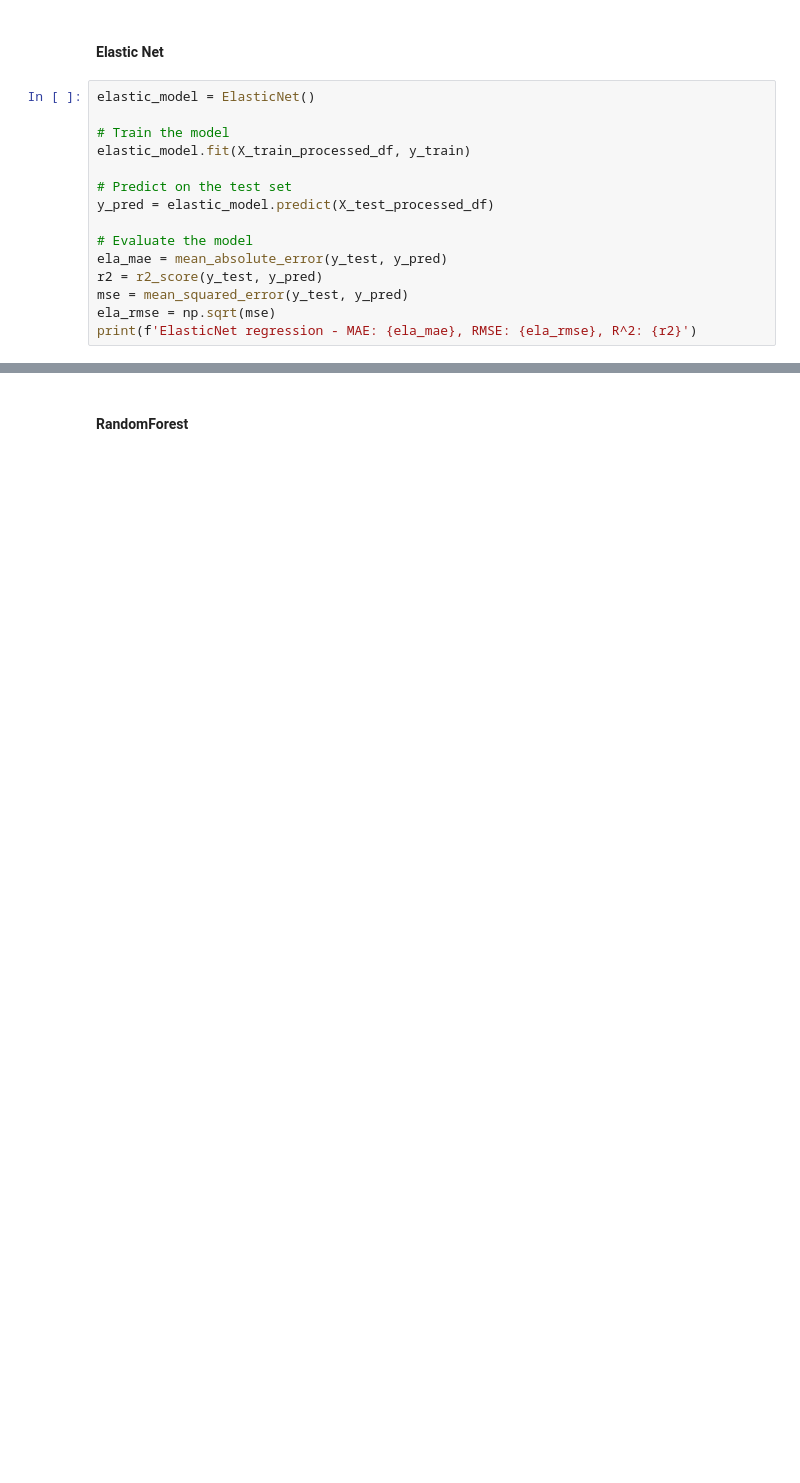
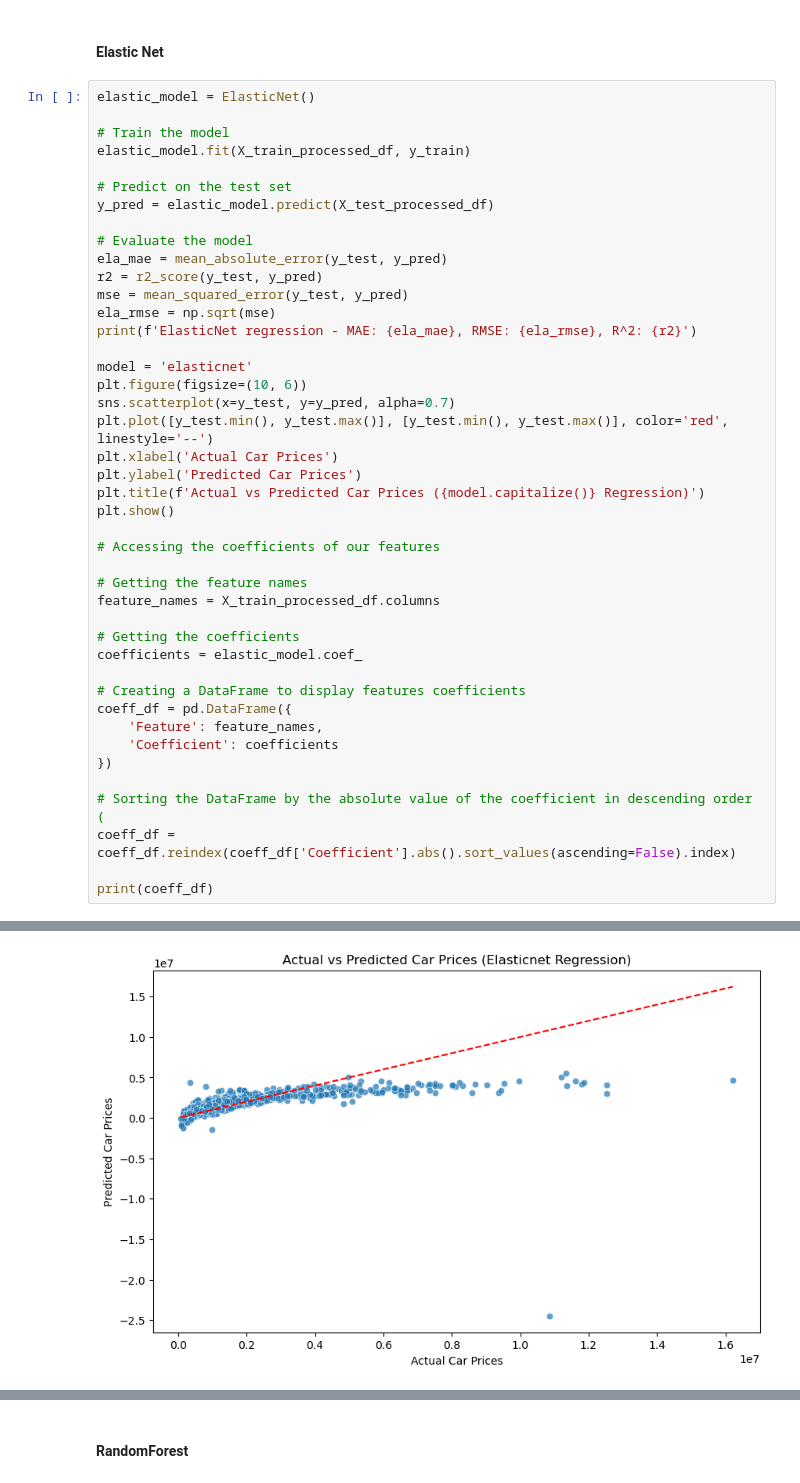
Before and after one commit to jakkkc/car_price, a Jupyter notebook: indexb- update.ipynb, the cells around one changed output, grey strips where cells are left out. Cells and saved outputs as stored; diff of their text form; blank space fills up the shorter version.

```diff
--- a/indexb- update.ipynb
+++ b/indexb- update.ipynb
@@ -868,17 +1008,46 @@ Lasso regression - MAE: 549235.3464514097, RMSE: 1134193.0628821603, R^2: 0.6251
 # %%
 elastic_model = ElasticNet()
 
 # Train the model
 elastic_model.fit(X_train_processed_df, y_train)
 
 # Predict on the test set
 y_pred = elastic_model.predict(X_test_processed_df)
 
 # Evaluate the model
 ela_mae = mean_absolute_error(y_test, y_pred)
 r2 = r2_score(y_test, y_pred)
 mse = mean_squared_error(y_test, y_pred)
 ela_rmse = np.sqrt(mse)
 print(f'ElasticNet regression - MAE: {ela_mae}, RMSE: {ela_rmse}, R^2: {r2}')
+
+model = 'elasticnet'
+plt.figure(figsize=(10, 6))
+sns.scatterplot(x=y_test, y=y_pred, alpha=0.7)
+plt.plot([y_test.min(), y_test.max()], [y_test.min(), y_test.max()], color='red', linestyle='--')
+plt.xlabel('Actual Car Prices')
+plt.ylabel('Predicted Car Prices')
+plt.title(f'Actual vs Predicted Car Prices ({model.capitalize()} Regression)')
+plt.show()
+
+# Accessing the coefficients of our features
+
+# Getting the feature names
+feature_names = X_train_processed_df.columns
+
+# Getting the coefficients
+coefficients = elastic_model.coef_
+
+# Creating a DataFrame to display features coefficients
+coeff_df = pd.DataFrame({
+    'Feature': feature_names,
+    'Coefficient': coefficients
+})
+
+# Sorting the DataFrame by the absolute value of the coefficient in descending order (
+coeff_df = coeff_df.reindex(coeff_df['Coefficient'].abs().sort_values(ascending=False).index)
+
+print(coeff_df)
 # %% [output]
 ElasticNet regression - MAE: 678576.7997226847, RMSE: 1559892.8719274984, R^2: 0.29100775121617284
+[figure, added]
```
Also changed, not shown: parts of 25 cells of this notebook.
